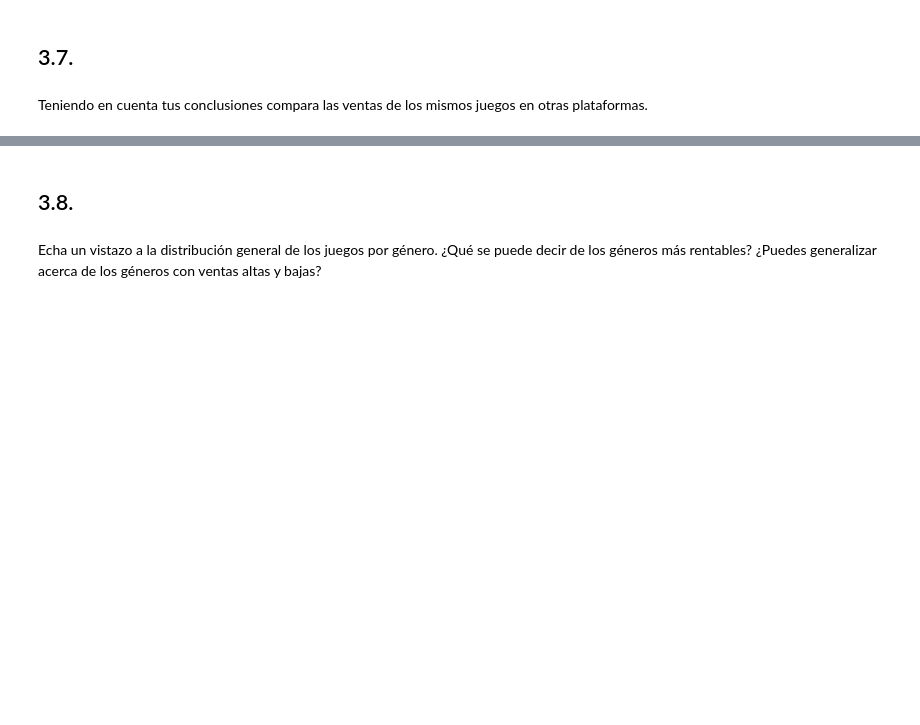
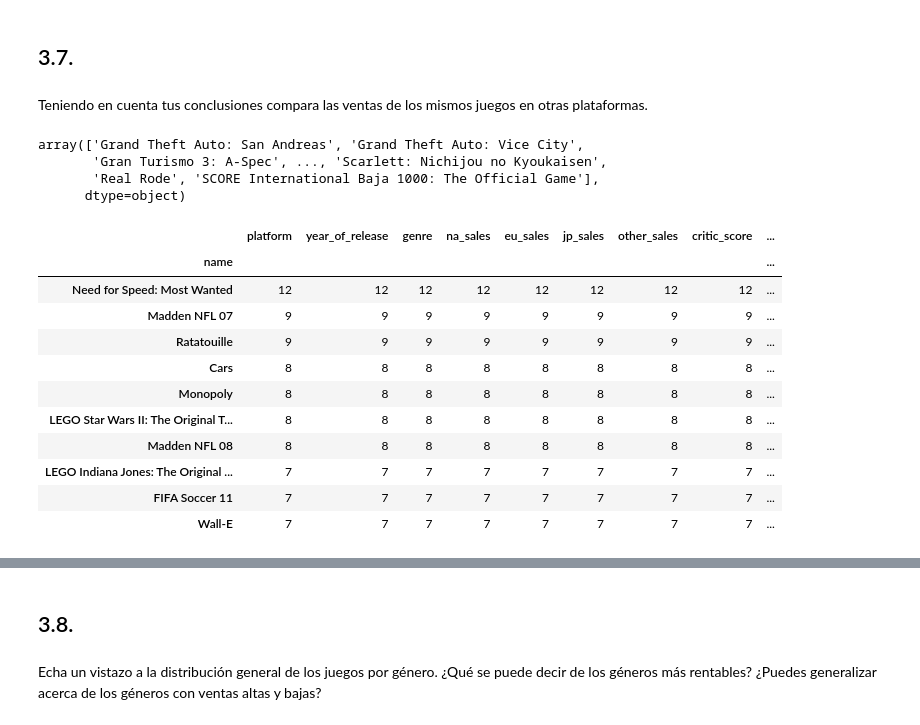
Before and after one commit to IamAirmanPhoenix/Sprint6_Project, a Jupyter notebook: notebook.ipynb, the cells around one changed output, grey strips where cells are left out. Cells and saved outputs as stored; diff of their text form; code cells hidden in the pictures; blank space fills up the shorter version.

```diff
--- a/notebook.ipynb
+++ b/notebook.ipynb
@@ -490,3 +494,38 @@ total_sales       0.225650    0.650604     1.000000
 ## 3.7.
 # %% [markdown]
 Teniendo en cuenta tus conclusiones compara las ventas de los mismos juegos en otras plataformas.
+# %%
+data[data['platform'] == 'PS2']['name'].unique()
+# %% [output]
+array(['Grand Theft Auto: San Andreas', 'Grand Theft Auto: Vice City',
+       'Gran Turismo 3: A-Spec', ..., 'Scarlett: Nichijou no Kyoukaisen',
+       'Real Rode', 'SCORE International Baja 1000: The Official Game'],
+      dtype=object)
+# %%
+games_count = data.groupby('name').count()
+games_count = games_count.loc[data[data['platform'] == 'PS2']['name'].unique()].sort_values(by='platform', ascending=False)
+games_count = games_count[games_count['platform'] > 1]
+
+#games_info = data.groupby(['name', 'platform'])[['na_sales', 'eu_sales', 'jp_sales', 'other_sales']].sum()
+games_info = data.pivot_table(index=['name', 'platform'],
+                              values=['na_sales', 'eu_sales', 'jp_sales', 'other_sales'],
+                              aggfunc='sum')
+games_info = games_info.loc[games_count.index]
+games_info['total_sales'] = games_info['na_sales'] + games_info['eu_sales'] + games_info['jp_sales'] + games_info['other_sales']
+
+ps2_games = list(games_count.index)
+#games_info
+games_count.head(10)
+# %% [output]
+|  | platform | year_of_release | genre | na_sales | eu_sales | jp_sales | other_sales | critic_score | ... |
+| name |  |  |  |  |  |  |  |  | ... |
+| Need for Speed: Most Wanted | 12 | 12 | 12 | 12 | 12 | 12 | 12 | 12 | ... |
+| Madden NFL 07 | 9 | 9 | 9 | 9 | 9 | 9 | 9 | 9 | ... |
+| Ratatouille | 9 | 9 | 9 | 9 | 9 | 9 | 9 | 9 | ... |
+| Cars | 8 | 8 | 8 | 8 | 8 | 8 | 8 | 8 | ... |
+| Monopoly | 8 | 8 | 8 | 8 | 8 | 8 | 8 | 8 | ... |
+| LEGO Star Wars II: The Original T... | 8 | 8 | 8 | 8 | 8 | 8 | 8 | 8 | ... |
+| Madden NFL 08 | 8 | 8 | 8 | 8 | 8 | 8 | 8 | 8 | ... |
+| LEGO Indiana Jones: The Original ... | 7 | 7 | 7 | 7 | 7 | 7 | 7 | 7 | ... |
+| FIFA Soccer 11 | 7 | 7 | 7 | 7 | 7 | 7 | 7 | 7 | ... |
+| Wall-E | 7 | 7 | 7 | 7 | 7 | 7 | 7 | 7 | ... |
```
Also changed, not shown: parts of 13 cells of this notebook.
